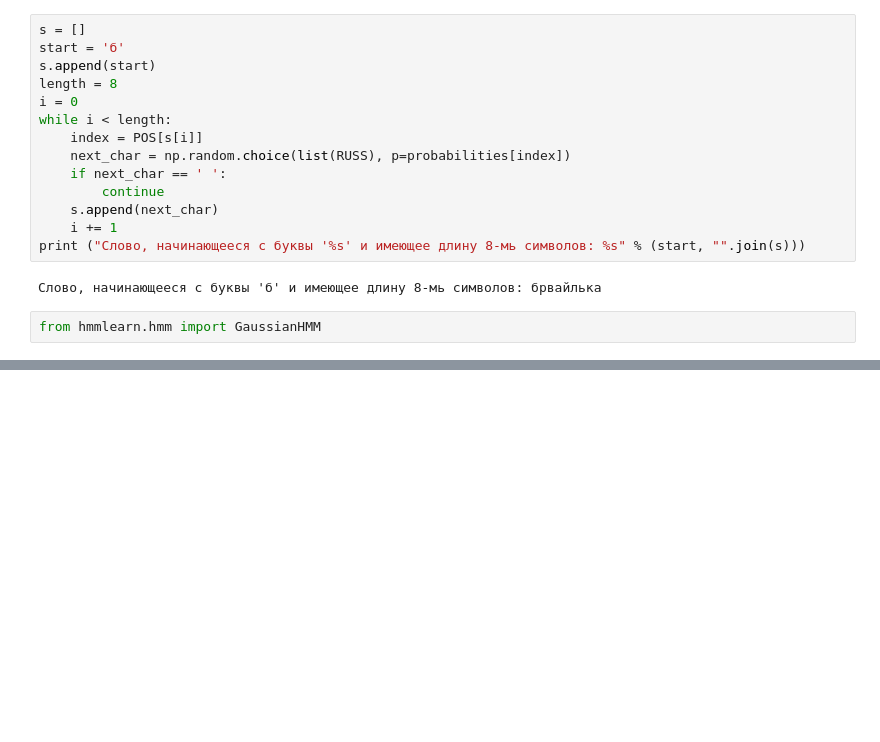
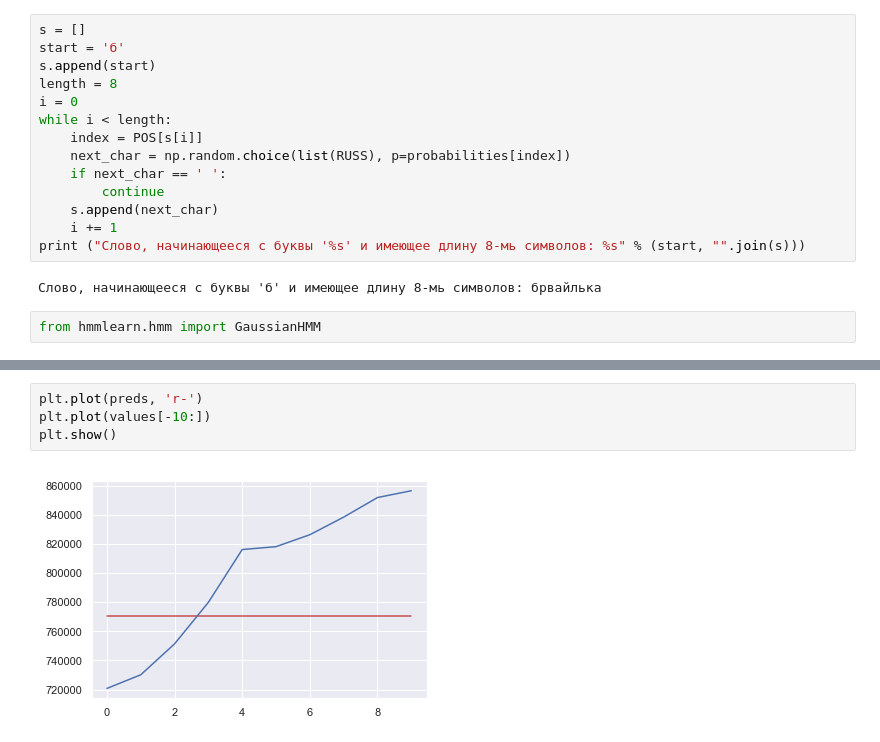
Before and after one commit to tormoz70/netology-pyton-hw, a Jupyter notebook: FE05-HW11.ipynb, the cells around one changed output, grey strips where cells are left out. Saved outputs shown, nothing was run; the diff lists cells and outputs as text; blank space fills up the shorter version.

```diff
--- a/FE05-HW11.ipynb
+++ b/FE05-HW11.ipynb
@@ -104,0 +179,6 @@ series.head()
+# %%
+plt.plot(preds, 'r-')
+plt.plot(values[-10:])
+plt.show()
+# %% [output]
+[figure, added]
```
Also changed, not shown: parts of 12 cells of this notebook.
